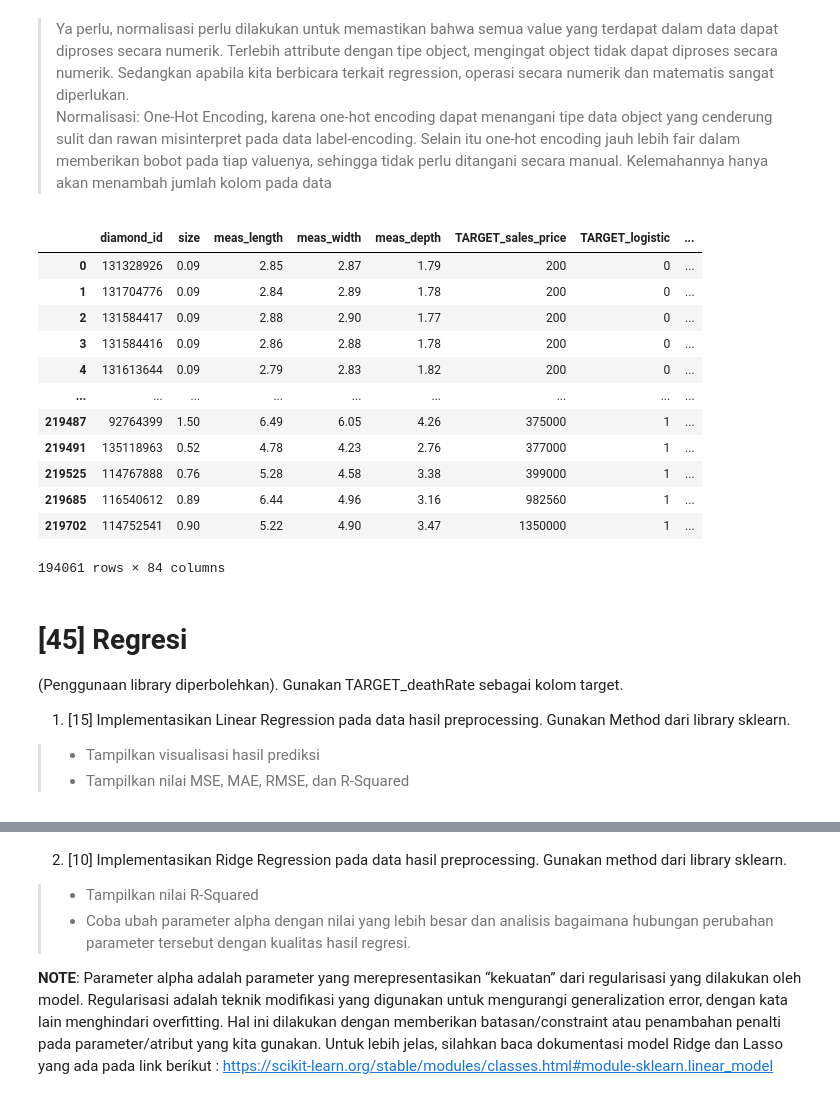
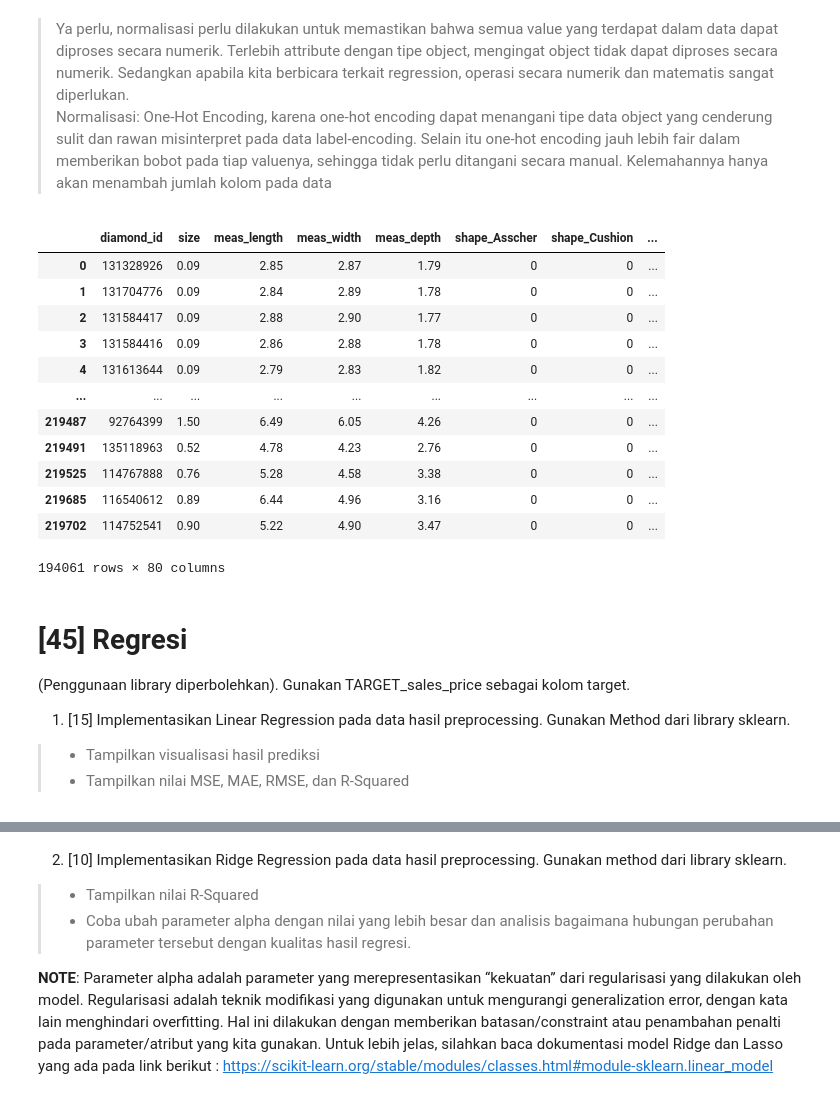
Before and after one commit to faisaladisoe/kasdd-tugas, a Jupyter notebook: Tugas 3/Tugas_3_KASDD.ipynb, the cells around one changed output, grey strips where cells are left out. Saved outputs shown, nothing was run; the diff lists cells and outputs as text; code cells hidden in the pictures.

```diff
--- a/Tugas 3/Tugas_3_KASDD.ipynb
+++ b/Tugas 3/Tugas_3_KASDD.ipynb
@@ -324,25 +336,26 @@ df.shape
 > Ya perlu, normalisasi perlu dilakukan untuk memastikan bahwa semua value yang terdapat dalam data dapat diproses secara numerik. Terlebih attribute dengan tipe object, mengingat object tidak dapat diproses secara numerik. Sedangkan apabila kita berbicara terkait regression, operasi secara numerik dan matematis sangat diperlukan.\
 > Normalisasi: One-Hot Encoding, karena one-hot encoding dapat menangani tipe data object yang cenderung sulit dan rawan misinterpret pada data label-encoding. Selain itu one-hot encoding jauh lebih fair dalam memberikan bobot pada tiap valuenya, sehingga tidak perlu ditangani secara manual. Kelemahannya hanya akan menambah jumlah kolom pada data
 # %%
-df_one_hot_encoded = pd.get_dummies(df)
+df_one_hot_encoded = pd.get_dummies(
+    df.drop(['date', 'TARGET_sales_price', 'TARGET_logistic', 'TARGET_softmax'], axis = 1))
 display(df_one_hot_encoded)
 # %% [output]
-|  | diamond_id | size | meas_length | meas_width | meas_depth | TARGET_sales_price | TARGET_logistic | ... |
-| 0 | 131328926 | 0.09 | 2.85 | 2.87 | 1.79 | 200 | 0 | ... |
-| 1 | 131704776 | 0.09 | 2.84 | 2.89 | 1.78 | 200 | 0 | ... |
-| 2 | 131584417 | 0.09 | 2.88 | 2.90 | 1.77 | 200 | 0 | ... |
-| 3 | 131584416 | 0.09 | 2.86 | 2.88 | 1.78 | 200 | 0 | ... |
-| 4 | 131613644 | 0.09 | 2.79 | 2.83 | 1.82 | 200 | 0 | ... |
+|  | diamond_id | size | meas_length | meas_width | meas_depth | shape_Asscher | shape_Cushion | ... |
+| 0 | 131328926 | 0.09 | 2.85 | 2.87 | 1.79 | 0 | 0 | ... |
+| 1 | 131704776 | 0.09 | 2.84 | 2.89 | 1.78 | 0 | 0 | ... |
+| 2 | 131584417 | 0.09 | 2.88 | 2.90 | 1.77 | 0 | 0 | ... |
+| 3 | 131584416 | 0.09 | 2.86 | 2.88 | 1.78 | 0 | 0 | ... |
+| 4 | 131613644 | 0.09 | 2.79 | 2.83 | 1.82 | 0 | 0 | ... |
 | ... | ... | ... | ... | ... | ... | ... | ... | ... |
-| 219487 | 92764399 | 1.50 | 6.49 | 6.05 | 4.26 | 375000 | 1 | ... |
-| 219491 | 135118963 | 0.52 | 4.78 | 4.23 | 2.76 | 377000 | 1 | ... |
-| 219525 | 114767888 | 0.76 | 5.28 | 4.58 | 3.38 | 399000 | 1 | ... |
-| 219685 | 116540612 | 0.89 | 6.44 | 4.96 | 3.16 | 982560 | 1 | ... |
-| 219702 | 114752541 | 0.90 | 5.22 | 4.90 | 3.47 | 1350000 | 1 | ... |
+| 219487 | 92764399 | 1.50 | 6.49 | 6.05 | 4.26 | 0 | 0 | ... |
+| 219491 | 135118963 | 0.52 | 4.78 | 4.23 | 2.76 | 0 | 0 | ... |
+| 219525 | 114767888 | 0.76 | 5.28 | 4.58 | 3.38 | 0 | 0 | ... |
+| 219685 | 116540612 | 0.89 | 6.44 | 4.96 | 3.16 | 0 | 0 | ... |
+| 219702 | 114752541 | 0.90 | 5.22 | 4.90 | 3.47 | 0 | 0 | ... |
-194061 rows × 84 columns
+194061 rows × 80 columns
 # %% [markdown]
 # [45] Regresi
-(Penggunaan library diperbolehkan). Gunakan TARGET_deathRate sebagai kolom target.
+(Penggunaan library diperbolehkan). Gunakan TARGET_sales_price sebagai kolom target.
 1. [15] Implementasikan Linear Regression pada data hasil preprocessing. Gunakan Method dari library sklearn.
 >- Tampilkan visualisasi hasil prediksi
 >- Tampilkan nilai MSE, MAE, RMSE, dan R-Squared
```
Also changed, not shown: parts of 9 cells of this notebook.
